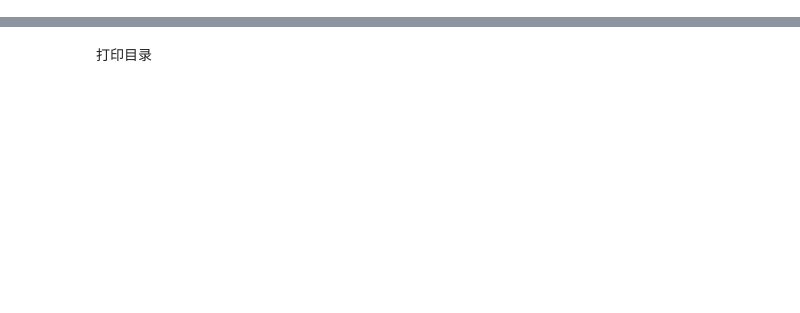
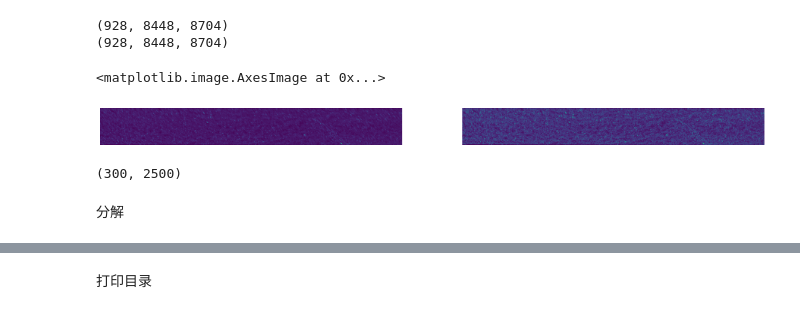
Before and after one commit to wwbwang/sr_3dunet, a Jupyter notebook: scripts/showimg.ipynb, the cells around one changed output, grey strips where cells are left out. Drawn from its saved outputs; the diff is of its cells as text; code cells hidden in the pictures; blank space fills up the shorter version.

```diff
--- a/scripts/showimg.ipynb
+++ b/scripts/showimg.ipynb
@@ -36,0 +121,38 @@ plt.imshow(img_total[0:500, 5000, 5000:5500])
+# %%
+ims_path = '/share/home/wangwb/workspace/sr_3dunet/datasets/CJ4ROI1.ims'
+h5 = h5py.File(ims_path, 'r')
+img_total_input = h5['DataSet']['ResolutionLevel 0']['TimePoint 0']['Channel 1']['Data']
+
+ims_path = '/share/home/wangwb/workspace/sr_3dunet/datasets/NISSL/out_h5/output_res0.h5'
+h5 = h5py.File(ims_path, 'r')
+img_total_output = h5['DataSet']['ResolutionLevel 0']['TimePoint 0']['Channel 1']['Data']
+# %%
+print(img_total_input.shape)
+print(img_total_output.shape)
+
+depth = 200
+
+img_input = img_total_input[300:600, 4000:4000+depth, 3000:5500]
+img_output = img_total_output[300:600, 4000:4000+depth, 3000:5500]
+# %% [output]
+(928, 8448, 8704)
+(928, 8448, 8704)
+# %%
+img_input_MIP, _, _ = get_projection(img_input)
+img_output_MIP, _, _ = get_projection(img_output)
+
+plt.figure(figsize=(20, 10))  # 设置图形的大小
+
+
+plt.subplot(121)
+plt.axis('off')
+plt.imshow(img_input_MIP)
+# plt.title('Original Image, level0, coor 0:800, 4000, 4000:4800')
+
+plt.subplot(122)
+plt.axis('off')
+plt.imshow(img_output_MIP)
+# plt.title('Processed Image, level0, coor 0:800, 4000, 4000:4800')
+# %% [output]
+<matplotlib.image.AxesImage at 0x...>
+[figure, added]
@@ -36,0 +162,4 @@ plt.imshow(img_total[0:500, 5000, 5000:5500])
+# %%
+img_input_MIP
+# %% [output]
+(300, 2500)
@@ -36,0 +200,2 @@ plt.imshow(img_total[0:500, 5000, 5000:5500])
+# %% [markdown]
+分解
```
Also changed, not shown: parts of 42 cells of this notebook, 25 other files.
